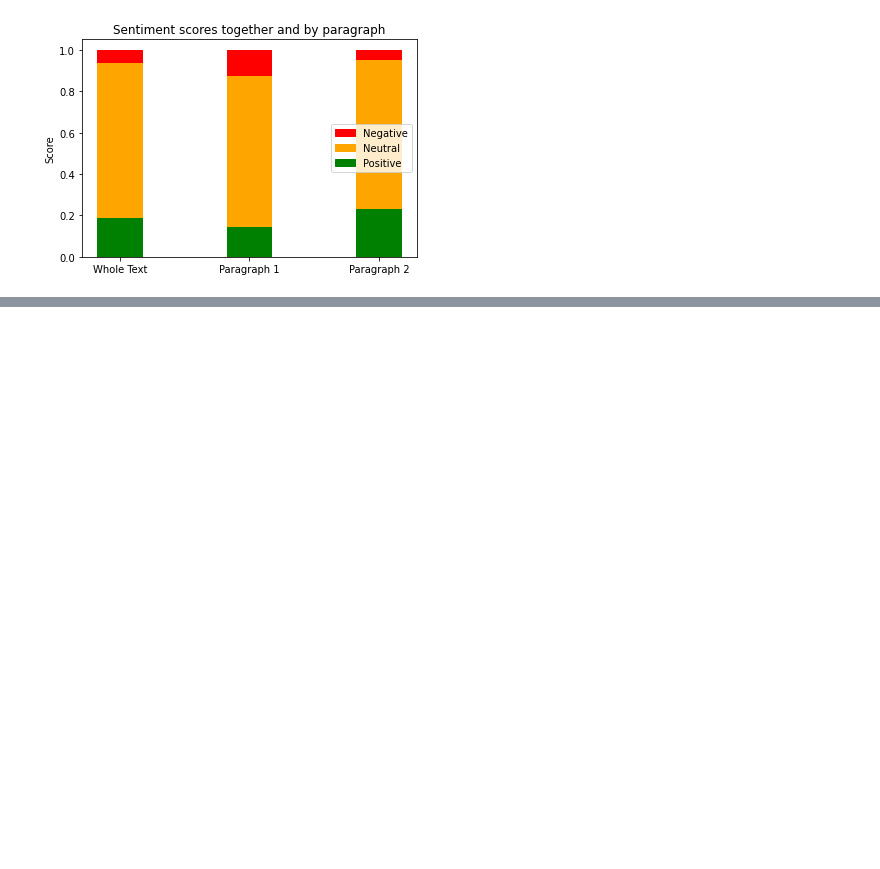
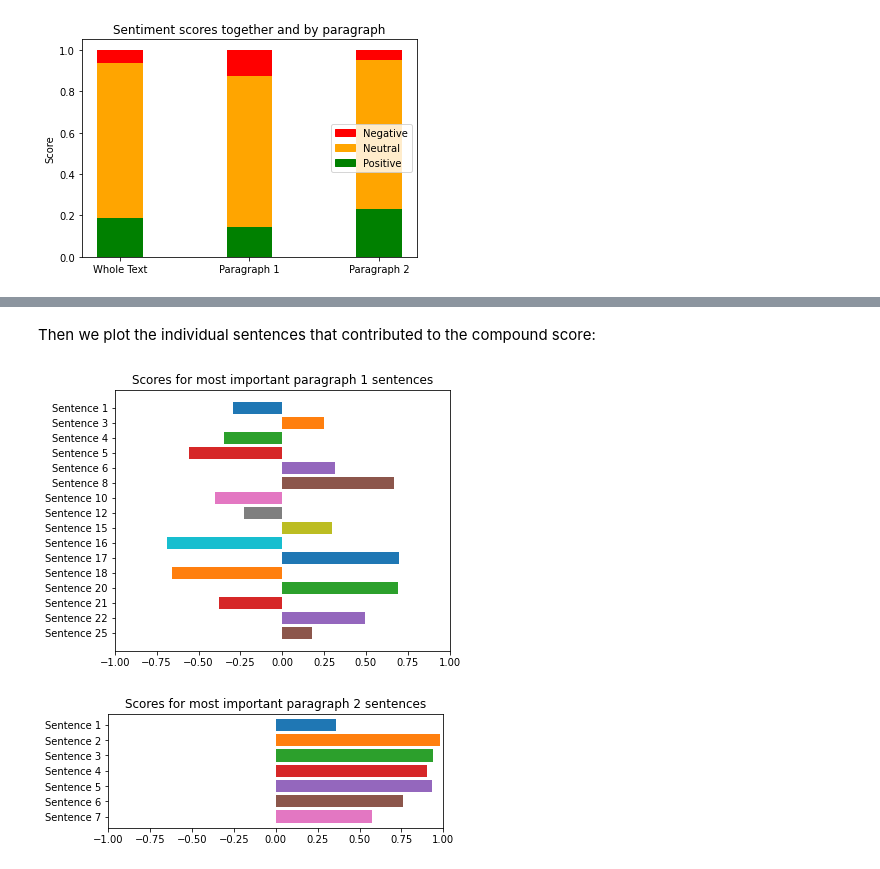
Before and after one commit to realprogrammer5000/ACM-Research-Coding-Challenge-F21, a Jupyter notebook: main.ipynb, the cells around one changed output, grey strips where cells are left out. Saved outputs shown, nothing was run; the diff lists cells and outputs as text; code cells hidden in the pictures; blank space fills up the shorter version.

```diff
--- a/main.ipynb
+++ b/main.ipynb
@@ -147,0 +239,28 @@ approach is needed.
+# %% [markdown]
+Then we plot the individual sentences that contributed to the compound score:
+# %%
+# loop through each paragraph
+for i in range(0, len(paragraphs_sentences_scores)):
+    fig4, ax4 = plt.subplots()
+    fig4.patch.set_facecolor('white')
+    para_len = len(paragraphs_sentences_scores[i])
+
+    # reverse so sentence 0 is first
+    plt.gca().invert_yaxis()
+
+    added = 0
+
+    # add a bar for each sentence
+    for j in range(0, para_len):
+        compound = paragraphs_sentences_scores[i][j].get("compound")
+        if abs(compound) > 0: # only include non-zero sentences
+            added += 1
+            ax4.barh("Sentence {}".format(j + 1), compound)
+
+    # the score is [-1, 1] so make the chart reflect that
+    ax4.set_xbound(-1, 1)
+    fig4.set_figheight(added * .3)
+    ax4.set_title("Scores for most important paragraph {} sentences".format(i + 1))
+# %% [output]
+[figure, added]
+[figure, added]
```
Also changed, not shown: parts of 22 cells of this notebook.
